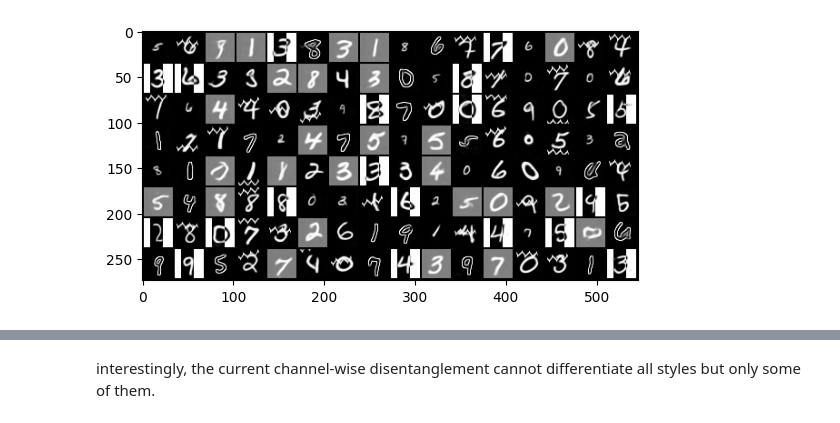
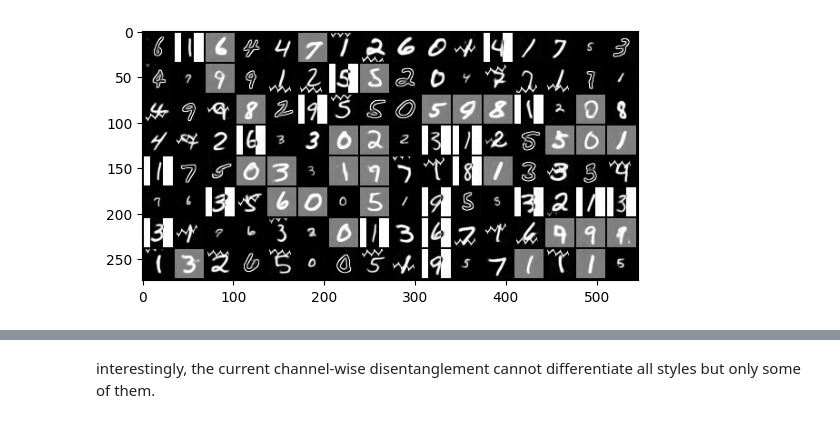
Before and after one commit to scotsun/clear-diffusion, a Jupyter notebook: demo-clear.ipynb, the cells around one changed output, grey strips where cells are left out. Drawn from its saved outputs; the diff is of its cells as text; code cells hidden in the pictures.

```diff
--- a/demo-clear.ipynb
+++ b/demo-clear.ipynb
@@ -133,12 +135,12 @@ plt.imshow(make_grid(x, nrow=16).cpu().permute(1,2,0))
 # %%
 x = next(iter(test_loader))['image'].to("cuda")
-best_model = mlflow.pytorch.load_model('runs:/c7aef93fd9d14a9e8807df0e631e9c2a/best_model')
+best_model = mlflow.pytorch.load_model('runs:/81129864a93d42b290b2122006d0fb05/best_model')
 with torch.no_grad():
     best_model.eval()
     xhat, posterior = best_model(x)
     plt.imshow(make_grid(xhat, nrow=16).cpu().permute(1,2,0))
 # %% [output]
-[figure, old version]
+[figure, new version]
 # %%
 mu = posterior.mu
 print(mu.shape)
```
Also changed, not shown: parts of 10 cells of this notebook, 2 other files.
